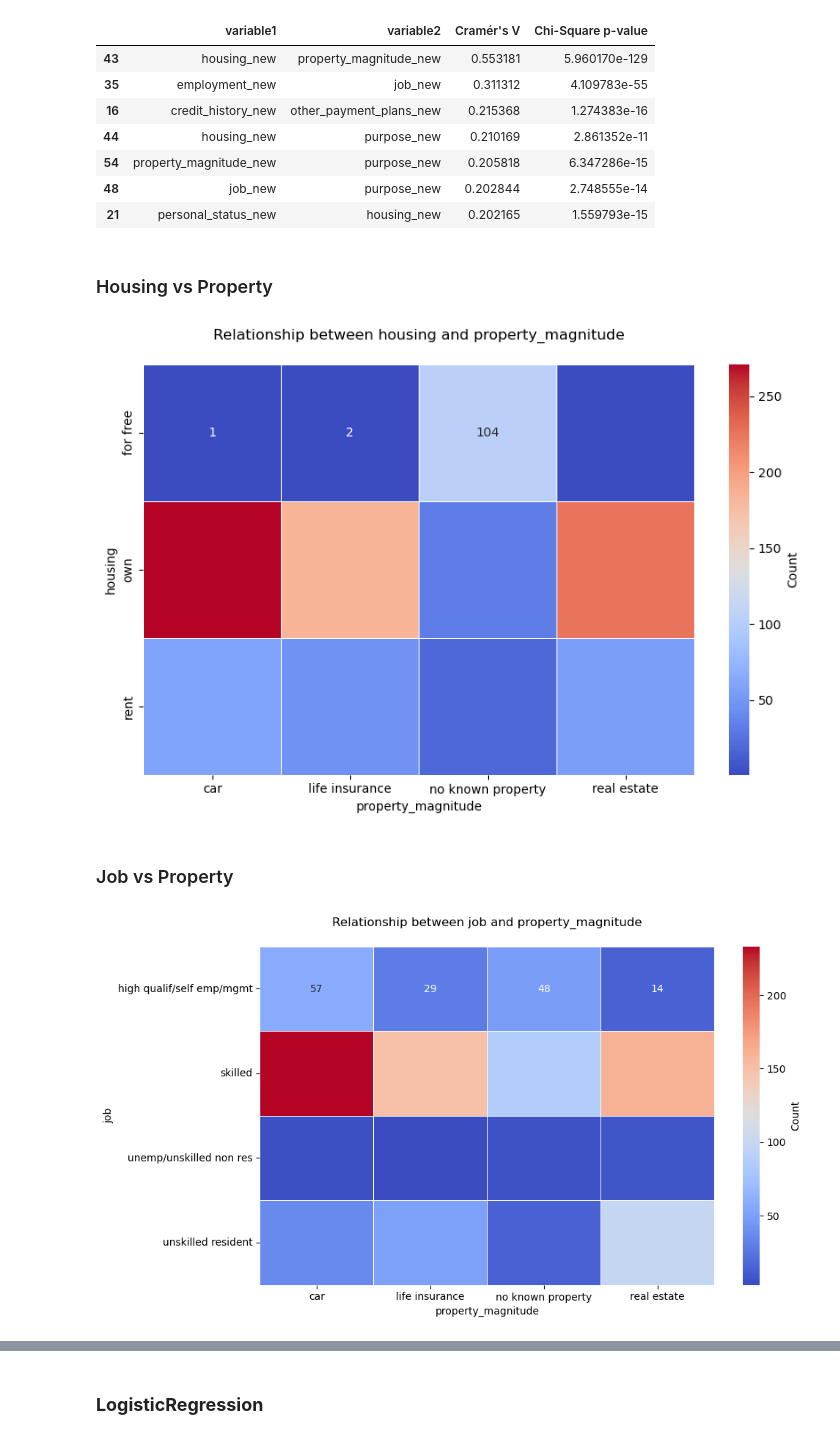
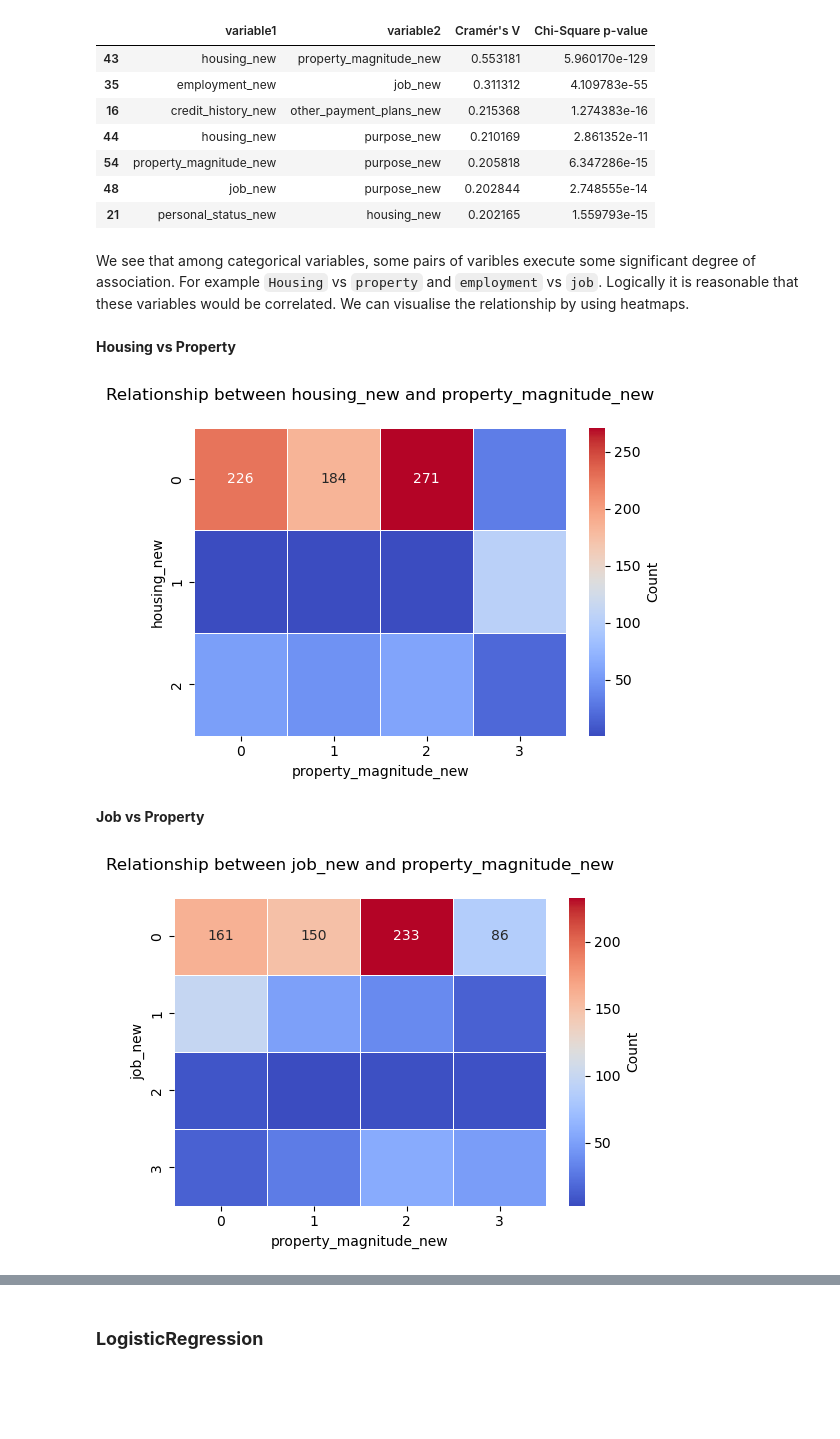
Before and after one commit to domjoseph2000/GermanCredit, a Jupyter notebook: German Credit.ipynb, the cells around one changed output, grey strips where cells are left out. Cells and saved outputs as stored; diff of their text form; code cells hidden in the pictures; blank space fills up the shorter version.

```diff
--- a/German Credit.ipynb
+++ b/German Credit.ipynb
@@ -327,3 +389,2 @@ def rename_data(df, rename_dict):
-# %%
-cols = {'class':'credit_class','checking_status': 'account_bal', 'other_parties':'guarantors', 'savings_status':'savings_value'}
-df = rename_data(df, cols)
+# %%
+df.rename(columns=cols, inplace=True)
@@ -428,8 +495,7 @@ job_map = {
     'skilled': '0',
     'unskilled resident': '1',
     'unemp/unskilled non res': '2',
-    'management/self employed': '3',
-    'high qualif/self emp/mgmt': '4'
+    'high qualif/self emp/mgmt': '3'
 }
 
 guarantors_map = {
@@ -938,3 +970,5 @@ plot_distribution(df_property_magnitude, 'property_magnitude_new', property_magn
+# %%
+numvars = ['age', 'credit_amount', 'duration', 'installment_commitment', 'residence_since']
 # %%
 # Standardization
 numdata_std = pd.DataFrame(StandardScaler().fit_transform(df[numvars]))
@@ -1020,16 +1073,18 @@ meaningful_associations
 | 54 | property_magnitude_new | purpose_new | 0.205818 | 6.347286e-15 |
 | 48 | job_new | purpose_new | 0.202844 | 2.748555e-14 |
 | 21 | personal_status_new | housing_new | 0.202165 | 1.559793e-15 |
+# %% [markdown]
+We see that among categorical variables, some pairs of varibles execute some significant degree of association. For example `Housing` vs `property` and `employment` vs `job`. Logically it is reasonable that these variables would be correlated. We can visualise the relationship by using heatmaps.
 # %% [markdown]
-### Housing vs Property
+**Housing vs Property**
 # %%
-plot_categorical_heatmap(df, 'housing', 'property_magnitude')
+plot_categorical_heatmap(df, 'housing_new', 'property_magnitude_new')
 # %% [output]
-[figure, old version]
+[figure, new version]
 # %% [markdown]
-### Job vs Property
+**Job vs Property**
 # %%
-plot_categorical_heatmap(df, 'job', 'property_magnitude')
+plot_categorical_heatmap(df, 'job_new', 'property_magnitude_new')
 # %% [output]
-[figure, old version]
+[figure, new version]
 # %% [markdown]
```
Also changed, not shown: parts of 117 cells of this notebook, 1 other file.
